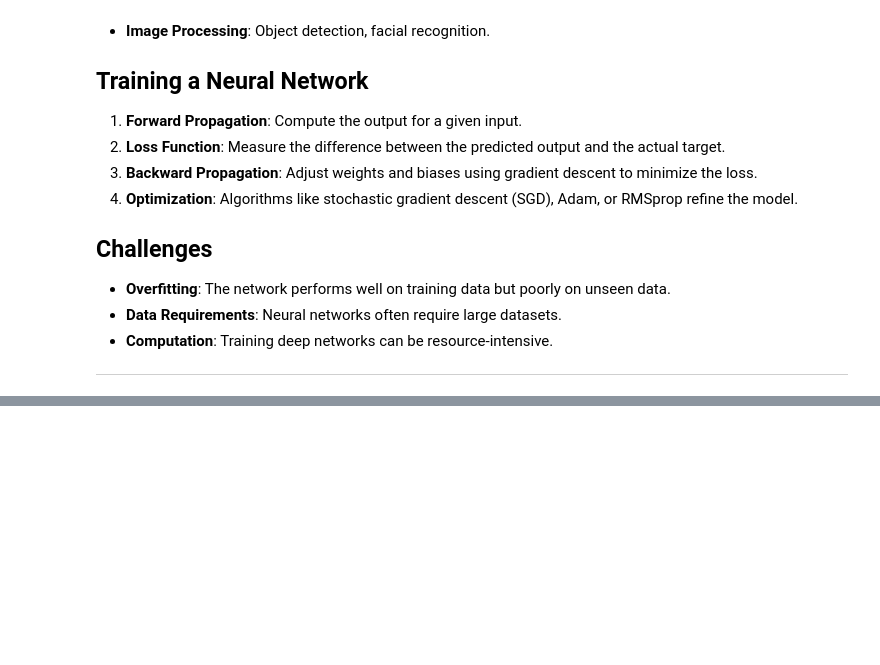
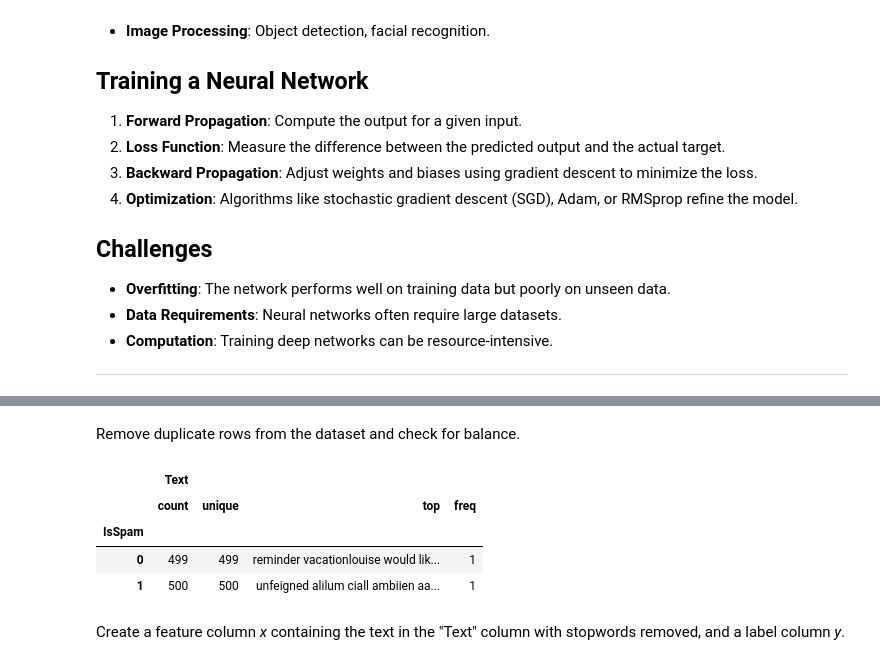
Before and after one commit to NanayawBawiah/FinalProject, a Jupyter notebook: supervised/NeuralNetworks/NeuralNetworks.ipynb, the cells around one changed output, grey strips where cells are left out. Saved outputs shown, nothing was run; the diff lists cells and outputs as text; code cells hidden in the pictures; blank space fills up the shorter version.

```diff
--- a/supervised/NeuralNetworks/NeuralNetworks.ipynb
+++ b/supervised/NeuralNetworks/NeuralNetworks.ipynb
@@ -473,0 +47,5 @@ if __name__ == "__main__":
+# %%
+import pandas as pd
+
+df = pd.read_csv('ham-spam.csv')
+df.head()
@@ -473,0 +73,13 @@ if __name__ == "__main__":
+# %% [markdown]
+Remove duplicate rows from the dataset and check for balance.
+# %%
+df = df.drop_duplicates()
+df.groupby('IsSpam').describe()
+# %% [output]
+|  | Text |  |  |  |
+|  | count | unique | top | freq |
+| IsSpam |  |  |  |  |
+| 0 | 499 | 499 | reminder vacationlouise would lik... | 1 |
+| 1 | 500 | 500 | unfeigned alilum ciall ambiien aa... | 1 |
+# %% [markdown]
+Create a feature column *x* containing the text in the "Text" column with stopwords removed, and a label column *y*.
```
Also changed, not shown: parts of 38 cells of this notebook, 1 other file.
